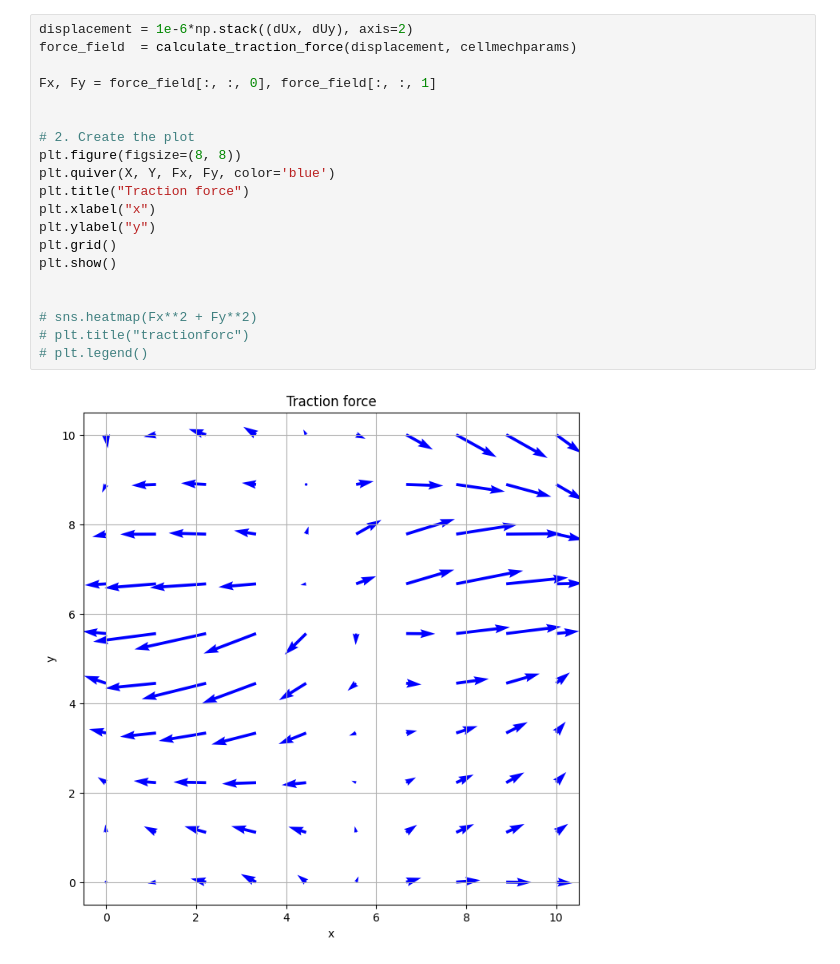
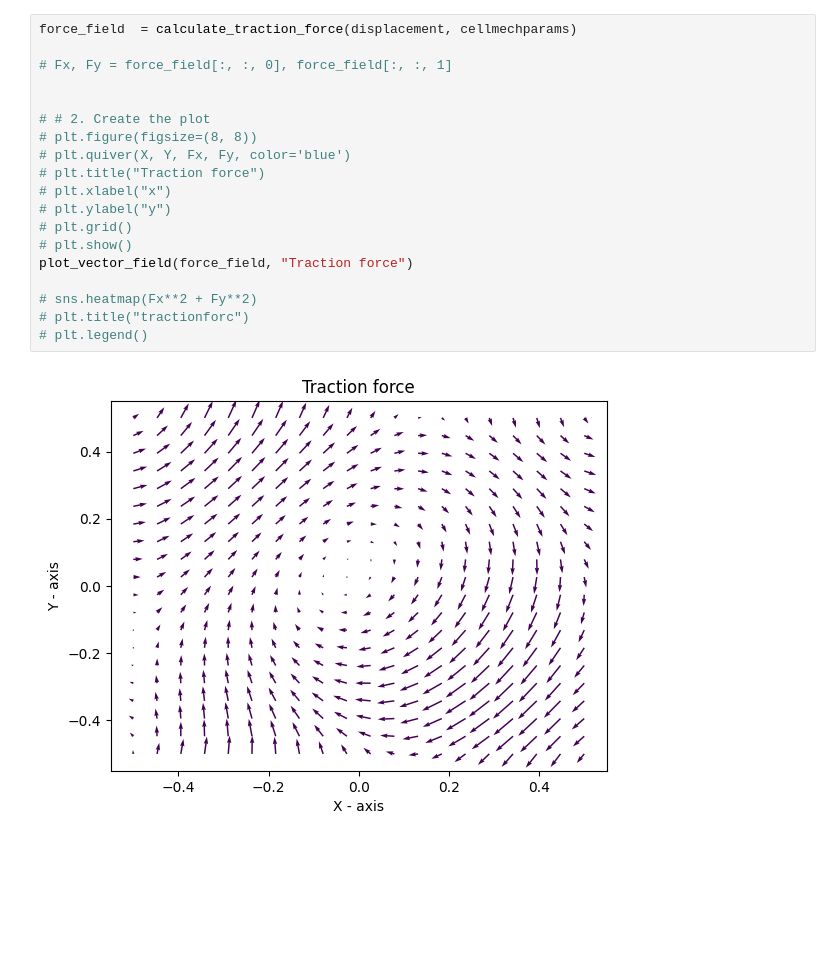
Before and after one commit to utksara/cellmech, a Jupyter notebook: examples/tractionforce.ipynb, the cells around one changed output. Saved outputs shown, nothing was run; the diff lists cells and outputs as text; blank space fills up the shorter version.

```diff
--- a/examples/tractionforce.ipynb
+++ b/examples/tractionforce.ipynb
@@ -52,22 +30,21 @@ plt.show()
 # %%
-displacement = 1e-6*np.stack((dUx, dUy), axis=2)
 force_field  = calculate_traction_force(displacement, cellmechparams)
 
-Fx, Fy = force_field[:, :, 0], force_field[:, :, 1]
+# Fx, Fy = force_field[:, :, 0], force_field[:, :, 1]
 
 
-# 2. Create the plot
-plt.figure(figsize=(8, 8))
-plt.quiver(X, Y, Fx, Fy, color='blue')
-plt.title("Traction force")
-plt.xlabel("x")
-plt.ylabel("y")
-plt.grid()
-plt.show()
-
+# # 2. Create the plot
+# plt.figure(figsize=(8, 8))
+# plt.quiver(X, Y, Fx, Fy, color='blue')
+# plt.title("Traction force")
+# plt.xlabel("x")
+# plt.ylabel("y")
+# plt.grid()
+# plt.show()
+plot_vector_field(force_field, "Traction force")
 
 # sns.heatmap(Fx**2 + Fy**2)
 # plt.title("tractionforc")
 # plt.legend()
 # %% [output]
-[figure, old version]
+[figure, new version]
```
Also changed, not shown: parts of 2 cells of this notebook, 35 other files.
